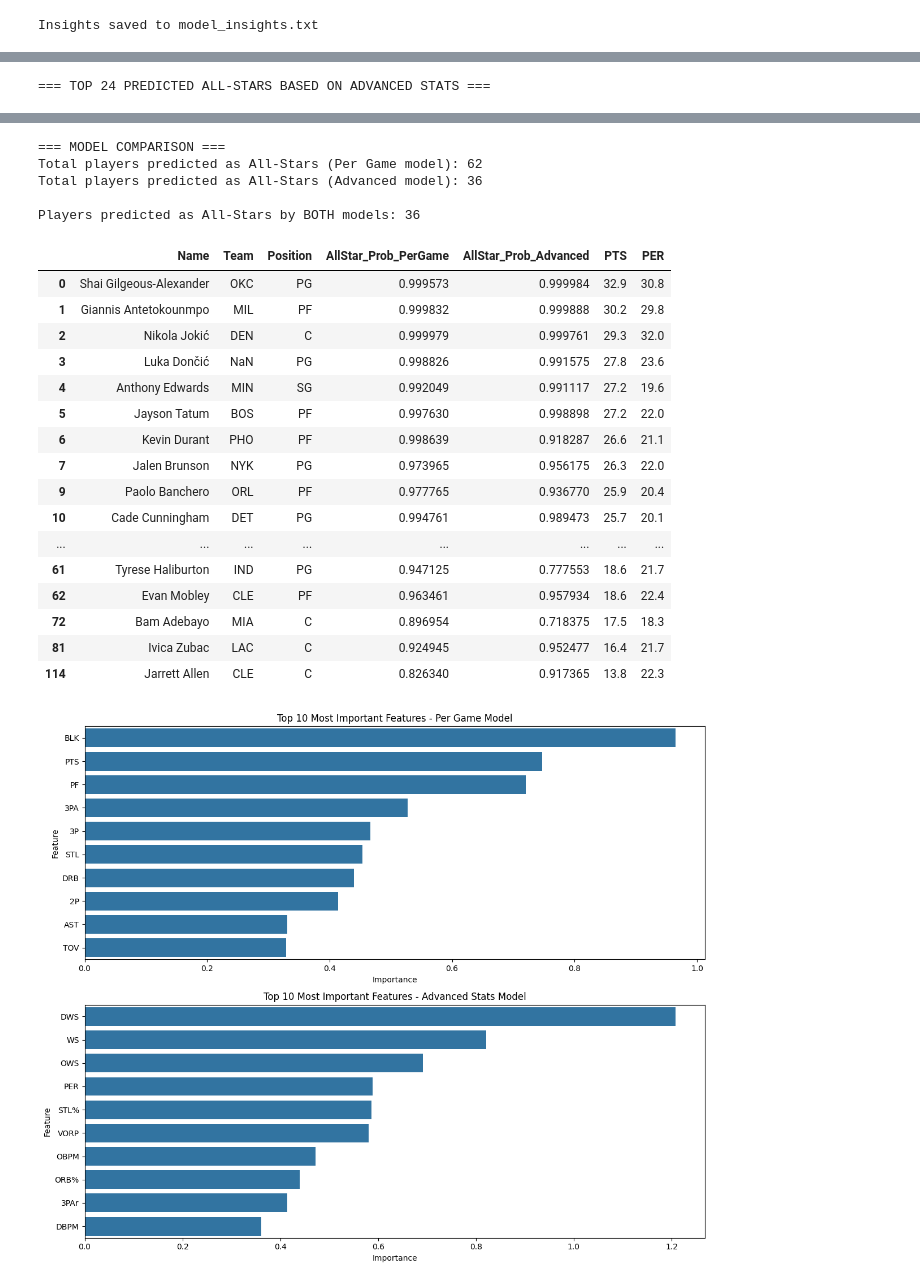
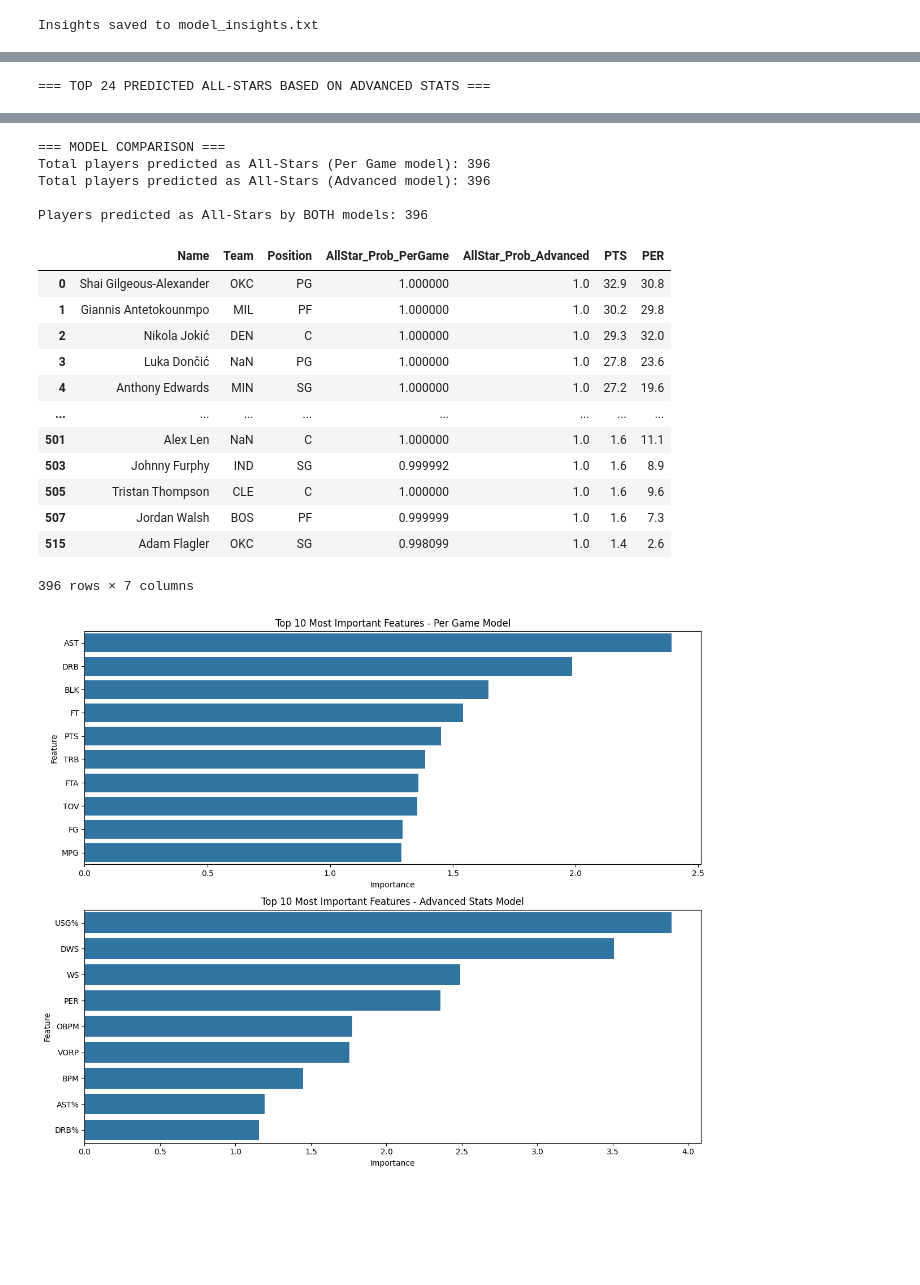
Before and after one commit to NixonCTChan/mse446-nba, a Jupyter notebook: nba.ipynb, the cells around one changed output, grey strips where cells are left out. Cells and saved outputs as stored; diff of their text form; code cells hidden in the pictures; blank space fills up the shorter version.

Commit message:
normalized features

```diff
--- a/nba.ipynb
+++ b/nba.ipynb
@@ -281,6 +276,7 @@ import numpy as np
 from sklearn.model_selection import train_test_split
 from sklearn.linear_model import LogisticRegression
 from sklearn.metrics import accuracy_score
+from sklearn.preprocessing import MinMaxScaler
 
 # Load Data
 all_star_df = pd.read_csv("all_star_out.csv")
@@ -308,17 +304,22 @@ all_stars = merged_df[(merged_df["All_Star"] == 1) & (merged_df["G"] >= 30)].sam
 # Select 500 Non-All-Stars (must have played at least 65 games)
 non_all_stars = merged_df[(merged_df["All_Star"] == 0) & (merged_df["G"] >= 30)].sample(500, random_state=42)
 
+# Define feature sets
+per_game_features = ["MPG", "FG", "FGA", "FG%", "3P", "3PA", "3P%", "2P", "2PA", "2P%", "eFG%", "FT", "FTA", "FT%", "ORB", "DRB", "TRB", "AST", "STL", "BLK", "TOV", "PF", "PTS"]
+adv_features = ["PER", "TS%", "3PAr", "FTr", "ORB%", "DRB%", "TRB%", "AST%", "STL%", "AST%", "TOV%", "USG%", "OWS", "DWS", "WS", "WS/48", "OBPM", "DBPM", "BPM", "VORP"]
+
 # Final dataset
 final_df = pd.concat([all_stars, non_all_stars]).sample(frac=1, random_state=42)  # Shuffle
+features_to_normalize = per_game_features + adv_features
+scaler = MinMaxScaler()
+final_df[features_to_normalize] = scaler.fit_transform(final_df[features_to_normalize])
+
 
 # Train-Test Split
 train_df, test_df = train_test_split(final_df, test_size=0.3, random_state=446)
 train_df.to_csv("train_dataset.csv", index=False)
 test_df.to_csv("test_dataset.csv", index=False)
 
-# Define feature sets
-per_game_features = ["MPG", "FG", "FGA", "FG%", "3P", "3PA", "3P%", "2P", "2PA", "2P%", "eFG%", "FT", "FTA", "FT%", "ORB", "DRB", "TRB", "AST", "STL", "BLK", "TOV", "PF", "PTS"]
-adv_features = ["PER", "TS%", "3PAr", "FTr", "ORB%", "DRB%", "TRB%", "AST%", "STL%", "BLK%", "TOV%", "USG%", "OWS", "DWS", "WS", "WS/48", "OBPM", "DBPM", "BPM", "VORP"]
 
 # Train Logistic Regression Models
 X_train_per = train_df[per_game_features]
@@ -512,7 +513,7 @@ data_2025 = data_2025[data_2025["G"] >= 30]
 
 # Define feature sets (same as in your training code)
 per_game_features = ["MPG", "FG", "FGA", "FG%", "3P", "3PA", "3P%", "2P", "2PA", "2P%", "eFG%", "FT", "FTA", "FT%", "ORB", "DRB", "TRB", "AST", "STL", "BLK", "TOV", "PF", "PTS"]
-adv_features = ["PER", "TS%", "3PAr", "FTr", "ORB%", "DRB%", "TRB%", "AST%", "STL%", "BLK%", "TOV%", "USG%", "OWS", "DWS", "WS", "WS/48", "OBPM", "DBPM", "BPM", "VORP"]
+adv_features = ["PER", "TS%", "3PAr", "FTr", "ORB%", "DRB%", "TRB%", "AST%", "STL%", "AST%", "TOV%", "USG%", "OWS", "DWS", "WS", "WS/48", "OBPM", "DBPM", "BPM", "VORP"]
 
 # Make predictions for 2025
 X_2025_per = data_2025[per_game_features]
@@ -621,24 +622,20 @@ data_2025[['Name', 'Team', 'Position', 'AllStar_Prob_PerGame', 'AllStar_Prob_Adv
 === MODEL COMPARISON ===
-Total players predicted as All-Stars (Per Game model): 62
-Total players predicted as All-Stars (Advanced model): 36
+Total players predicted as All-Stars (Per Game model): 396
+Total players predicted as All-Stars (Advanced model): 396
 
-Players predicted as All-Stars by BOTH models: 36
+Players predicted as All-Stars by BOTH models: 396
 |  | Name | Team | Position | AllStar_Prob_PerGame | AllStar_Prob_Advanced | PTS | PER |
-| 0 | Shai Gilgeous-Alexander | OKC | PG | 0.999573 | 0.999984 | 32.9 | 30.8 |
-| 1 | Giannis Antetokounmpo | MIL | PF | 0.999832 | 0.999888 | 30.2 | 29.8 |
-| 2 | Nikola Jokić | DEN | C | 0.999979 | 0.999761 | 29.3 | 32.0 |
-| 3 | Luka Dončić | NaN | PG | 0.998826 | 0.991575 | 27.8 | 23.6 |
-| 4 | Anthony Edwards | MIN | SG | 0.992049 | 0.991117 | 27.2 | 19.6 |
-| 5 | Jayson Tatum | BOS | PF | 0.997630 | 0.998898 | 27.2 | 22.0 |
-| 6 | Kevin Durant | PHO | PF | 0.998639 | 0.918287 | 26.6 | 21.1 |
-| 7 | Jalen Brunson | NYK | PG | 0.973965 | 0.956175 | 26.3 | 22.0 |
-| 9 | Paolo Banchero | ORL | PF | 0.977765 | 0.936770 | 25.9 | 20.4 |
-| 10 | Cade Cunningham | DET | PG | 0.994761 | 0.989473 | 25.7 | 20.1 |
+| 0 | Shai Gilgeous-Alexander | OKC | PG | 1.000000 | 1.0 | 32.9 | 30.8 |
+| 1 | Giannis Antetokounmpo | MIL | PF | 1.000000 | 1.0 | 30.2 | 29.8 |
+| 2 | Nikola Jokić | DEN | C | 1.000000 | 1.0 | 29.3 | 32.0 |
+| 3 | Luka Dončić | NaN | PG | 1.000000 | 1.0 | 27.8 | 23.6 |
+| 4 | Anthony Edwards | MIN | SG | 1.000000 | 1.0 | 27.2 | 19.6 |
 | ... | ... | ... | ... | ... | ... | ... | ... |
-| 61 | Tyrese Haliburton | IND | PG | 0.947125 | 0.777553 | 18.6 | 21.7 |
-| 62 | Evan Mobley | CLE | PF | 0.963461 | 0.957934 | 18.6 | 22.4 |
-| 72 | Bam Adebayo | MIA | C | 0.896954 | 0.718375 | 17.5 | 18.3 |
-| 81 | Ivica Zubac | LAC | C | 0.924945 | 0.952477 | 16.4 | 21.7 |
-| 114 | Jarrett Allen | CLE | C | 0.826340 | 0.917365 | 13.8 | 22.3 |
+| 501 | Alex Len | NaN | C | 1.000000 | 1.0 | 1.6 | 11.1 |
+| 503 | Johnny Furphy | IND | SG | 0.999992 | 1.0 | 1.6 | 8.9 |
+| 505 | Tristan Thompson | CLE | C | 1.000000 | 1.0 | 1.6 | 9.6 |
+| 507 | Jordan Walsh | BOS | PF | 0.999999 | 1.0 | 1.6 | 7.3 |
+| 515 | Adam Flagler | OKC | SG | 0.998099 | 1.0 | 1.4 | 2.6 |
+396 rows × 7 columns
-[figure, old version]
+[figure, new version]
 # %%
```
Also changed, not shown: parts of 9 cells of this notebook, 4 other files.
